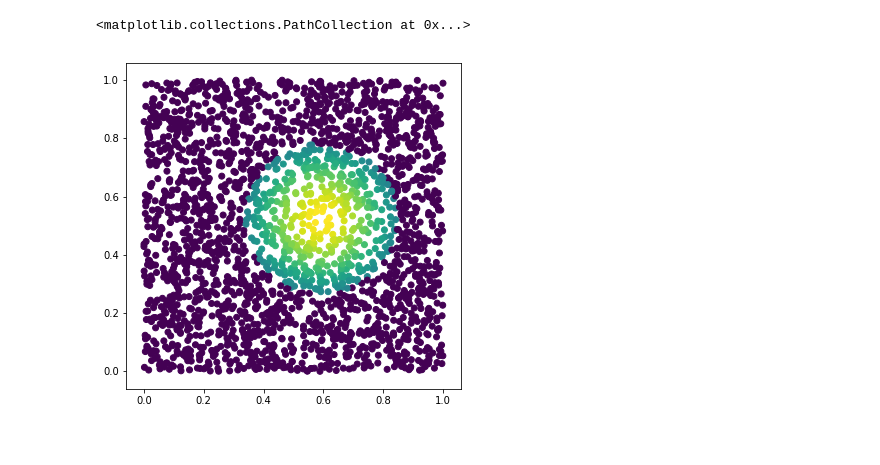
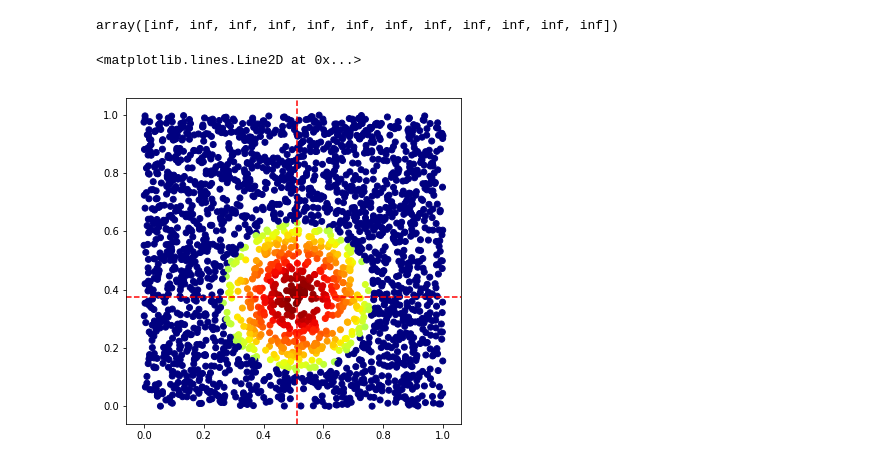
Before and after one commit to davidespalla/CAN_code, a Jupyter notebook: Continuity/Analysis.ipynb, the cells around one changed output. Cells and saved outputs as stored; diff of their text form; code cells hidden in the pictures.

```diff
--- a/Continuity/Analysis.ipynb
+++ b/Continuity/Analysis.ipynb
@@ -5,4 +8,5 @@ Populating the interactive namespace from numpy and matplotlib
 # %%
-I=load("Simulation1/InitialConfigurations.npy")
-F=load("Simulation1/FinalConfigurations.npy")
-grid=np.load("Simulation1/grid.npy")
+#I=load("SparsityStudy1/InitialConfigurations1.npy")
+#F=load("SparsityStudy1/FinalConfigurations1.npy")
+grid=np.load("SparsityStudy1/grid.npy")
+sparsities=np.load("SparsityStudy1/Sparsity.npy")
@@ -12,0 +37,27 @@ I.shape
+# %%
+simname="SparsityStudy3"
+grid=np.load(simname+"/grid.npy")
+sparsities=np.load(simname+"/Sparsity.npy")
+
+meandistance3=np.zeros(len(sparsities))
+stddistance3=np.zeros(len(sparsities))
+meanMI3=np.zeros(len(sparsities))
+
+for i in range(len(sparsities)):
+    I=load(simname+"/InitialConfigurations"+str(i+1)+".npy")
+    F=load(simname+"/FinalConfigurations"+str(i+1)+".npy")
+    dist=[]
+    mi=[]
+    for j in range(len(I)):
+        for k in range(len(I[j])):
+            for t in range(len(I[j][j])):
+                cin=CenterOfMass(I[j][k][t],grid)
+                cout=CenterOfMass(F[j][k][t],grid)
+                d=Tdistance(cin,cout)
+                dist.append(d)
+                mi.append(pearsonr(I[j][k][t],F[j][k][t]))
+
+    meandistance3[i]=np.mean(dist)
+    stddistance3[i]=np.std(dist)
+    meanMI3[i]=mean(mi)
+    print("Done "+str(i+1)+"/"+str(len(sparsities)))
@@ -13,6 +113,16 @@ I.shape
+# %%
+meanMI
+# %% [output]
+array([inf, inf, inf, inf, inf, inf, inf, inf, inf, inf, inf, inf])
+# %%
+I=load("SparsityStudy1/InitialConfigurations6.npy")
+F=load("SparsityStudy1/FinalConfigurations6.npy")
 # %%
 figure(figsize=(6,6))
-scatter(grid.T[0],grid.T[1],c=I[5][5][0])
+scatter(grid.T[0],grid.T[1],c=F[3][3][0],cmap=cm.jet)
+c=CenterOfMass(F[3][3][0],grid)
+axvline(x=c[0],linestyle="--",c="r")
+axhline(y=c[1],linestyle="--",c="r")
 # %% [output]
-<matplotlib.collections.PathCollection at 0x...>
+<matplotlib.lines.Line2D at 0x...>
-[figure, old version]
+[figure, new version]
```
Also changed, not shown: parts of 7 cells of this notebook, 3 other files.
